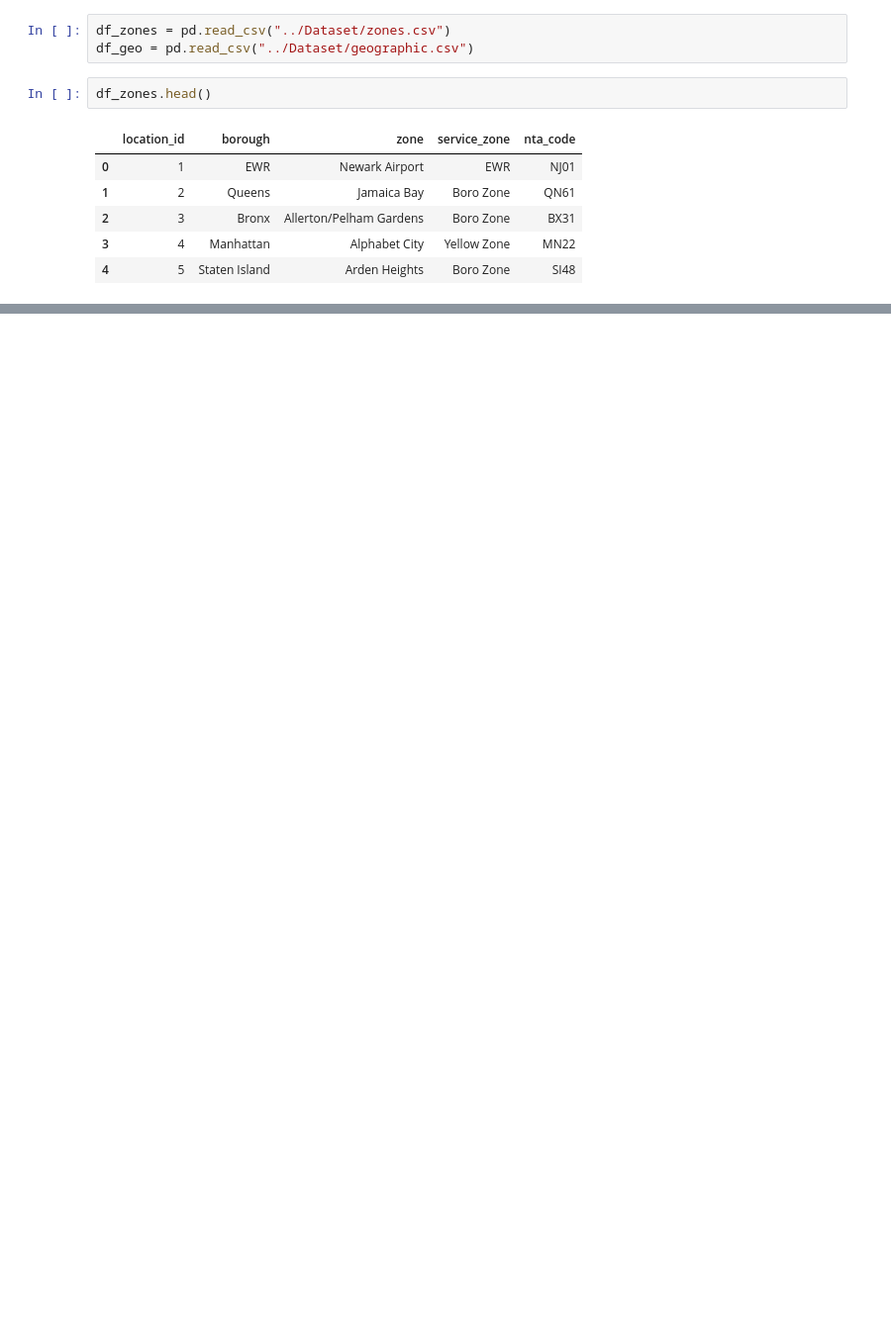
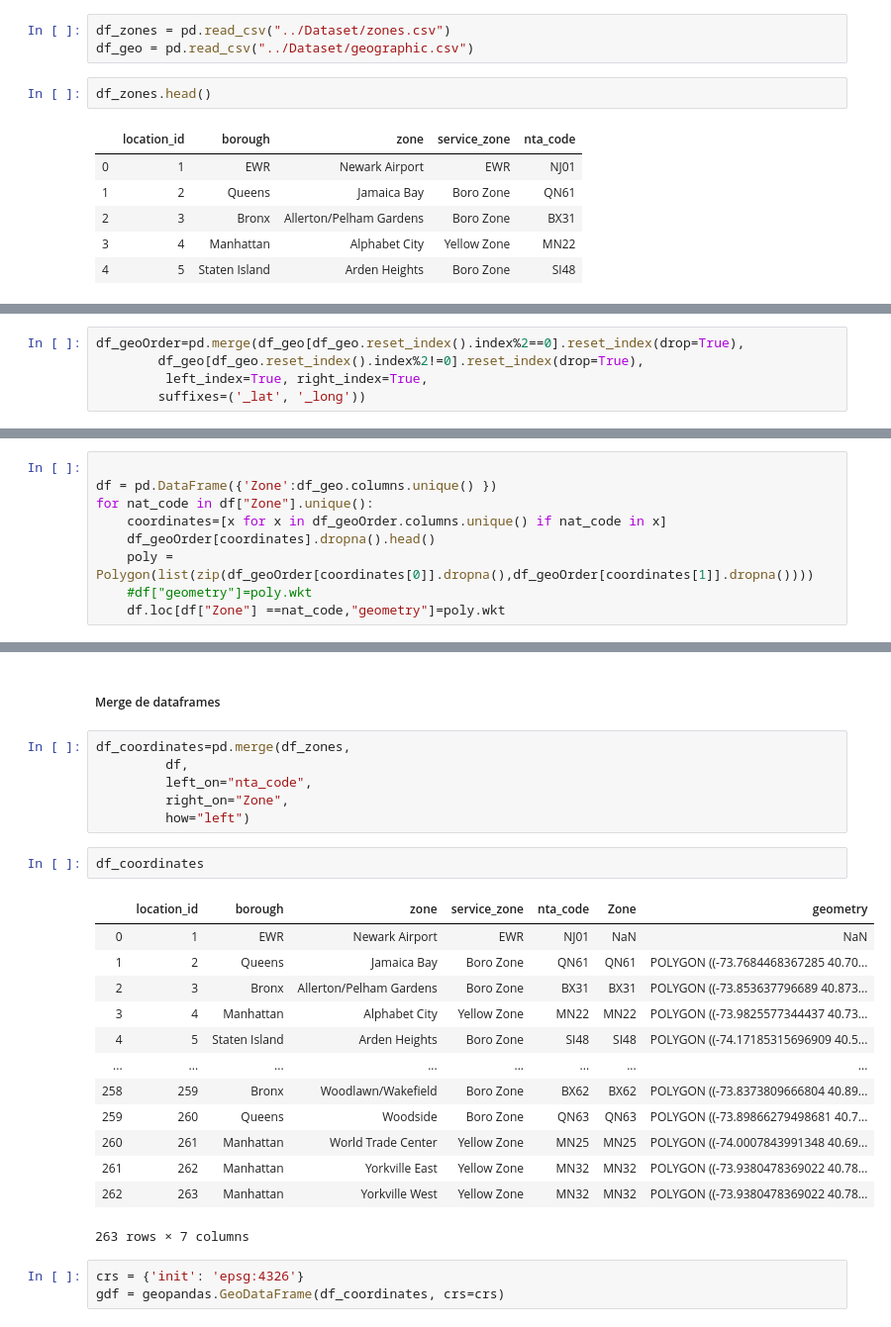
Before and after one commit to ingkilo/Bogota_2_Journal, a Jupyter notebook: Datathon/EDA Notebooks/Zones - Geography Join.ipynb, the cells around one changed output, grey strips where cells are left out. Shown: that part at 99% size. Cells and saved outputs as stored; diff of their text form; blank space fills up the shorter version.

```diff
--- a/Datathon/EDA Notebooks/Zones - Geography Join.ipynb
+++ b/Datathon/EDA Notebooks/Zones - Geography Join.ipynb
@@ -47,0 +49,5 @@ cols = ["Lat"+x]
+# %%
+df_geoOrder=pd.merge(df_geo[df_geo.reset_index().index%2==0].reset_index(drop=True),
+        df_geo[df_geo.reset_index().index%2!=0].reset_index(drop=True),
+         left_index=True, right_index=True,
+        suffixes=('_lat', '_long'))
@@ -47,0 +61,9 @@ cols = ["Lat"+x]
+# %%
+
+df = pd.DataFrame({'Zone':df_geo.columns.unique() })
+for nat_code in df["Zone"].unique():
+    coordinates=[x for x in df_geoOrder.columns.unique() if nat_code in x]
+    df_geoOrder[coordinates].dropna().head()
+    poly = Polygon(list(zip(df_geoOrder[coordinates[0]].dropna(),df_geoOrder[coordinates[1]].dropna())))
+    #df["geometry"]=poly.wkt
+    df.loc[df["Zone"] ==nat_code,"geometry"]=poly.wkt
@@ -47,0 +86,27 @@ cols = ["Lat"+x]
+# %% [markdown]
+##### Merge de dataframes
+# %%
+df_coordinates=pd.merge(df_zones,
+         df,
+         left_on="nta_code",
+         right_on="Zone",
+         how="left")
+# %%
+df_coordinates
+# %% [output]
+|  | location_id | borough | zone | service_zone | nta_code | Zone | geometry |
+| 0 | 1 | EWR | Newark Airport | EWR | NJ01 | NaN | NaN |
+| 1 | 2 | Queens | Jamaica Bay | Boro Zone | QN61 | QN61 | POLYGON ((-73.7684468367285 40.70... |
+| 2 | 3 | Bronx | Allerton/Pelham Gardens | Boro Zone | BX31 | BX31 | POLYGON ((-73.853637796689 40.873... |
+| 3 | 4 | Manhattan | Alphabet City | Yellow Zone | MN22 | MN22 | POLYGON ((-73.9825577344437 40.73... |
+| 4 | 5 | Staten Island | Arden Heights | Boro Zone | SI48 | SI48 | POLYGON ((-74.17185315696909 40.5... |
+| ... | ... | ... | ... | ... | ... | ... | ... |
+| 258 | 259 | Bronx | Woodlawn/Wakefield | Boro Zone | BX62 | BX62 | POLYGON ((-73.8373809666804 40.89... |
+| 259 | 260 | Queens | Woodside | Boro Zone | QN63 | QN63 | POLYGON ((-73.89866279498681 40.7... |
+| 260 | 261 | Manhattan | World Trade Center | Yellow Zone | MN25 | MN25 | POLYGON ((-74.0007843991348 40.69... |
+| 261 | 262 | Manhattan | Yorkville East | Yellow Zone | MN32 | MN32 | POLYGON ((-73.9380478369022 40.78... |
+| 262 | 263 | Manhattan | Yorkville West | Yellow Zone | MN32 | MN32 | POLYGON ((-73.9380478369022 40.78... |
+263 rows × 7 columns
+# %%
+crs = {'init': 'epsg:4326'}
+gdf = geopandas.GeoDataFrame(df_coordinates, crs=crs)
```
Also changed, not shown: parts of 12 cells of this notebook.
